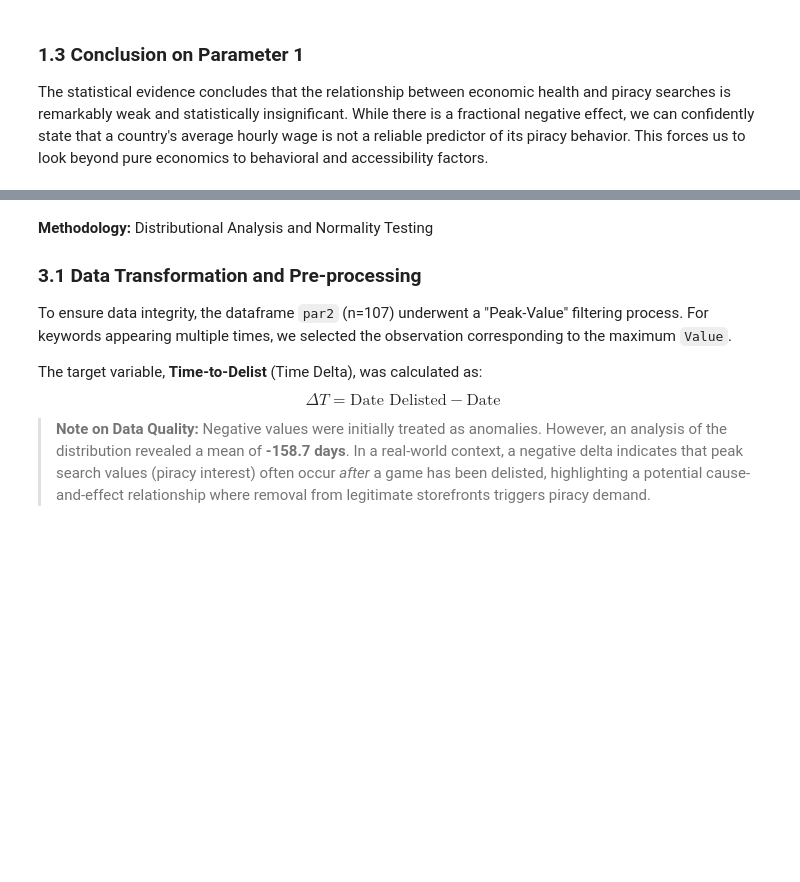
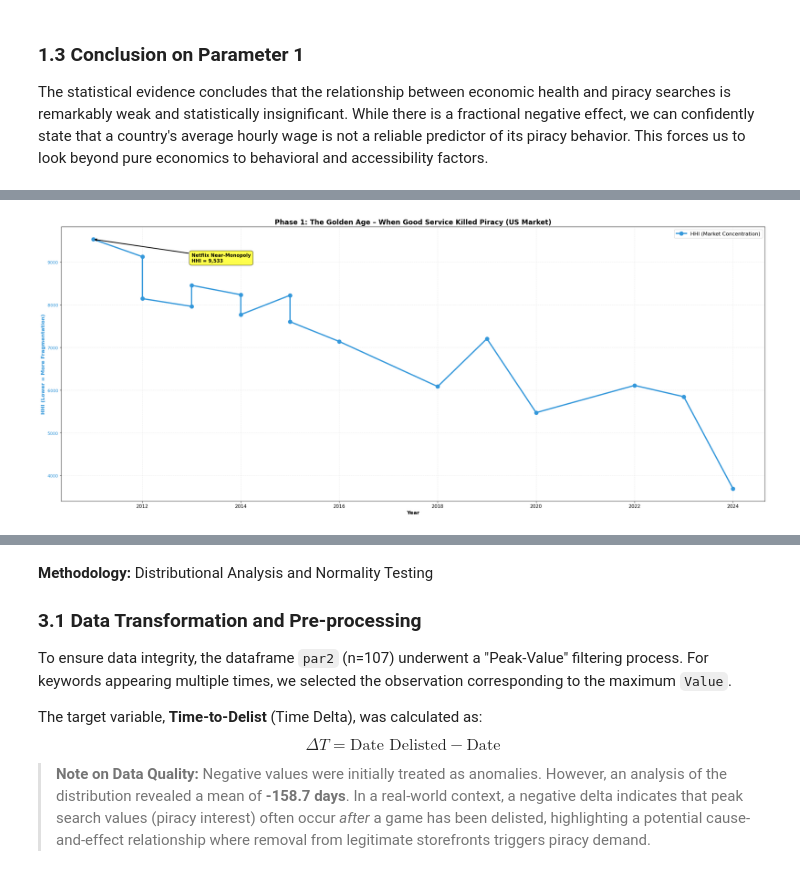
Before and after one commit to V00zi/Shadow-Correction-DaS-Project, a Jupyter notebook: Report/report.ipynb, the cells around one changed output, grey strips where cells are left out. Cells and saved outputs as stored; diff of their text form; code cells hidden in the pictures; blank space fills up the shorter version.

```diff
--- a/Report/report.ipynb
+++ b/Report/report.ipynb
@@ -459,0 +369,55 @@ While the correlation coefficient is weak, the **converging evidence from multip
+# %%
+# Load Sandvine US market data (2011–2024)
+sandvine = pd.read_csv('../Data-sets/streaming_analytics_sandvine.csv')
+
+# Drop NaNs and sort by Year (template-style data prep)
+df_clean = sandvine.dropna(subset=['HHI']).sort_values(by='Year', ascending=True)
+
+# Setup Coordinates
+years = df_clean['Year']
+hhi_values = df_clean['HHI']
+
+fig, ax1 = plt.subplots(figsize=(24, 10))
+
+# Primary Axis: HHI (Market Concentration)
+line1, = ax1.plot(
+    years, hhi_values,
+    marker='o',
+    linewidth=3,
+    markersize=9,
+    color='#3498db',
+    label='HHI (Market Concentration)'
+)
+
+ax1.set_xlabel('Year', fontsize=12, fontweight='bold')
+ax1.set_ylabel('HHI (Lower = More Fragmentation)', color='#3498db', fontsize=12, fontweight='bold')
+ax1.tick_params(axis='y', labelcolor='#3498db')
+ax1.tick_params(axis='x', labelsize=11)
+
+# ONE key annotation (kept clean & consistent)
+ax1.annotate(
+    'Netflix Near-Monopoly\nHHI = 9,533',
+    xy=(2011, 9533),
+    xytext=(2013, 9000),
+    fontsize=11,
+    fontweight='bold',
+    bbox=dict(boxstyle='round,pad=0.5', facecolor='yellow', alpha=0.7, edgecolor='black'),
+    arrowprops=dict(arrowstyle='->', lw=2, color='black')
+)
+
+# Clean legend handling (template style)
+lines1, labels1 = ax1.get_legend_handles_labels()
+ax1.legend(lines1, labels1, loc='upper right', fontsize=12)
+
+# Title + layout (template style)
+plt.title(
+    'Phase 1: The Golden Age – When Good Service Killed Piracy (US Market)',
+    fontsize=16,
+    fontweight='bold'
+)
+
+ax1.grid(True, alpha=0.25, linestyle='--', linewidth=0.8)
+fig.tight_layout()
+plt.show()
+# %% [output]
+[figure, added]
```
Also changed, not shown: parts of 34 cells of this notebook, 3 other files.
